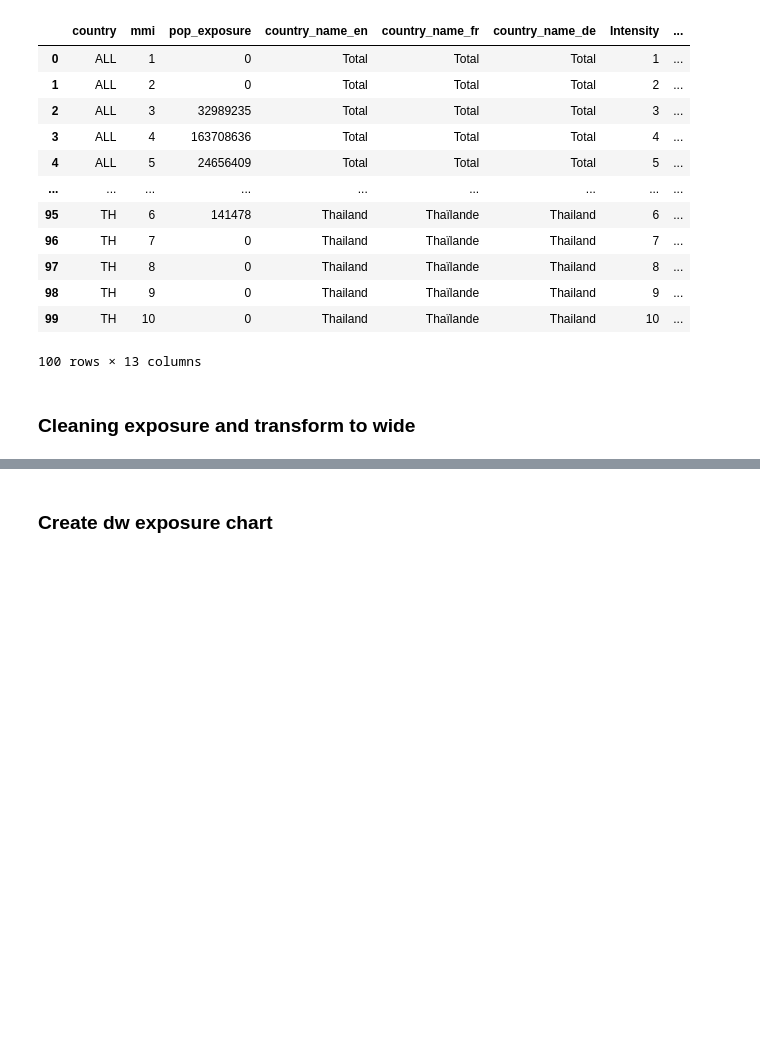
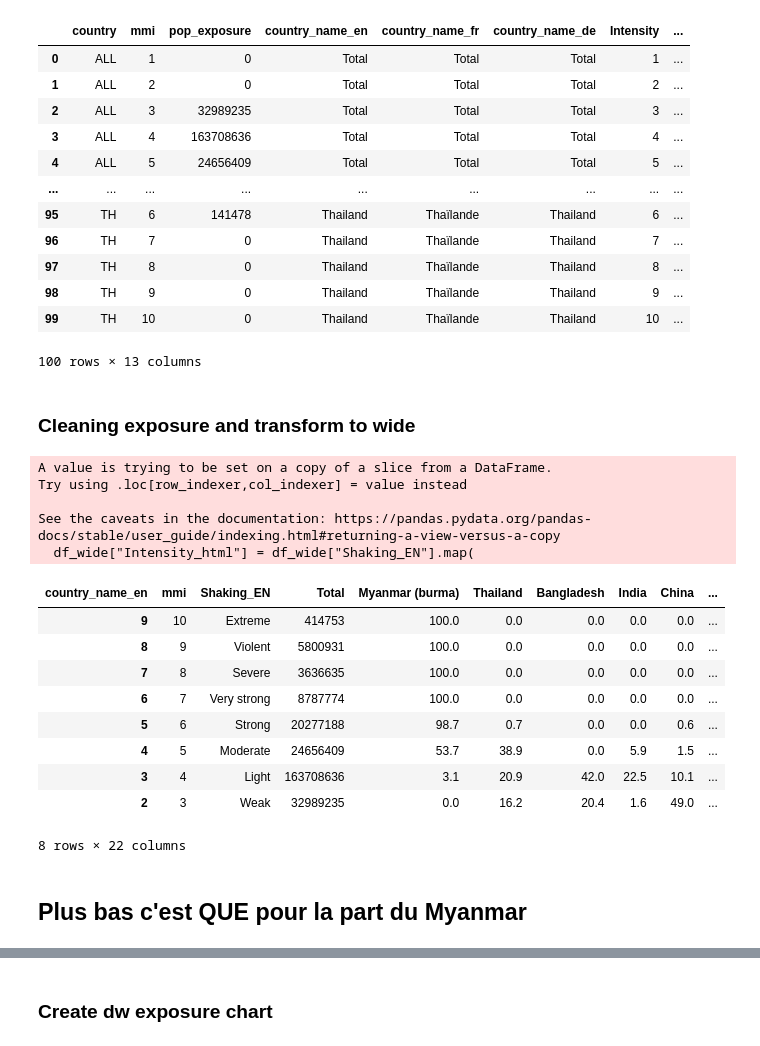
Before and after one commit to olafkoenig/2025_usgs_earthquake_mapping, a Jupyter notebook: usgs_datawrapper.ipynb, the cells around one changed output, grey strips where cells are left out. Drawn from its saved outputs; the diff is of its cells as text; code cells hidden in the pictures; blank space fills up the shorter version.

```diff
--- a/usgs_datawrapper.ipynb
+++ b/usgs_datawrapper.ipynb
@@ -82,3 +140,41 @@ df_exposure
+# %%
+# Mapping couleur : du jaune clair au rouge foncé
+intensity_colors = {
+    "Weak": "#ffffcc",
+    "Light": "#ffeda0",
+    "Moderate": "#feb24c",
+    "Strong": "#fd8d3c",
+    "Very strong": "#fc4e2a",
+    "Severe": "#e31a1c",
+    "Violent": "#bd0026",
+    "Extreme": "#800026"
+}
+
+# Crée directement Intensity_html basé sur Shaking_EN + couleur
+df_wide["Intensity_html"] = df_wide["Shaking_EN"].map(
+        lambda val: f'<span style="background-color: {intensity_colors.get(val, "#cccccc")}; color: #A1A1A1; padding: 2px 6px; border-radius: 4px;">{val}</span>'
+)
+# %% [output]
+A value is trying to be set on a copy of a slice from a DataFrame.
+Try using .loc[row_indexer,col_indexer] = value instead
+
+See the caveats in the documentation: https://pandas.pydata.org/pandas-docs/stable/user_guide/indexing.html#returning-a-view-versus-a-copy
+  df_wide["Intensity_html"] = df_wide["Shaking_EN"].map(
+# %%
+df_wide
+# %% [output]
+| country_name_en | mmi | Shaking_EN | Total | Myanmar (burma) | Thailand | Bangladesh | India | China | ... |
+| 9 | 10 | Extreme | 414753 | 100.0 | 0.0 | 0.0 | 0.0 | 0.0 | ... |
+| 8 | 9 | Violent | 5800931 | 100.0 | 0.0 | 0.0 | 0.0 | 0.0 | ... |
+| 7 | 8 | Severe | 3636635 | 100.0 | 0.0 | 0.0 | 0.0 | 0.0 | ... |
+| 6 | 7 | Very strong | 8787774 | 100.0 | 0.0 | 0.0 | 0.0 | 0.0 | ... |
+| 5 | 6 | Strong | 20277188 | 98.7 | 0.7 | 0.0 | 0.0 | 0.6 | ... |
+| 4 | 5 | Moderate | 24656409 | 53.7 | 38.9 | 0.0 | 5.9 | 1.5 | ... |
+| 3 | 4 | Light | 163708636 | 3.1 | 20.9 | 42.0 | 22.5 | 10.1 | ... |
+| 2 | 3 | Weak | 32989235 | 0.0 | 16.2 | 20.4 | 1.6 | 49.0 | ... |
+8 rows × 22 columns
+# %% [markdown]
+## Plus bas c'est QUE pour la part du Myanmar
 # %%
 df_wide = (
     df_exposure[df_exposure["country"].isin(["ALL", "MM"])]
```
Also changed, not shown: parts of 7 cells of this notebook, 4 other files.
